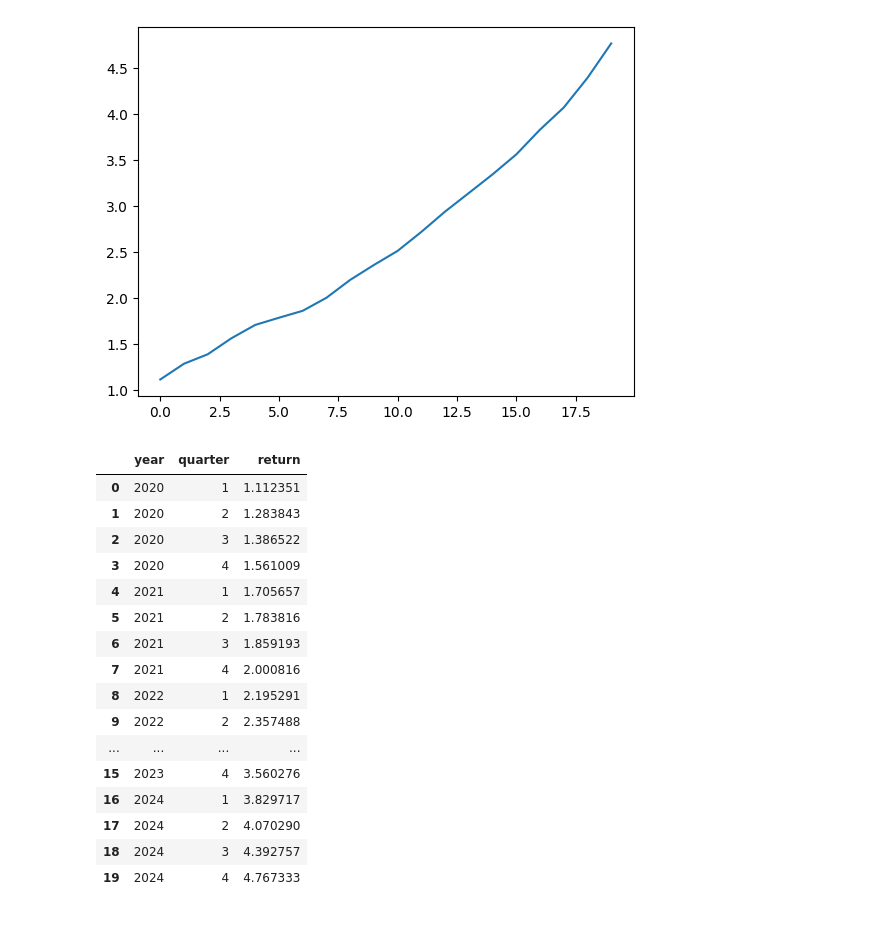
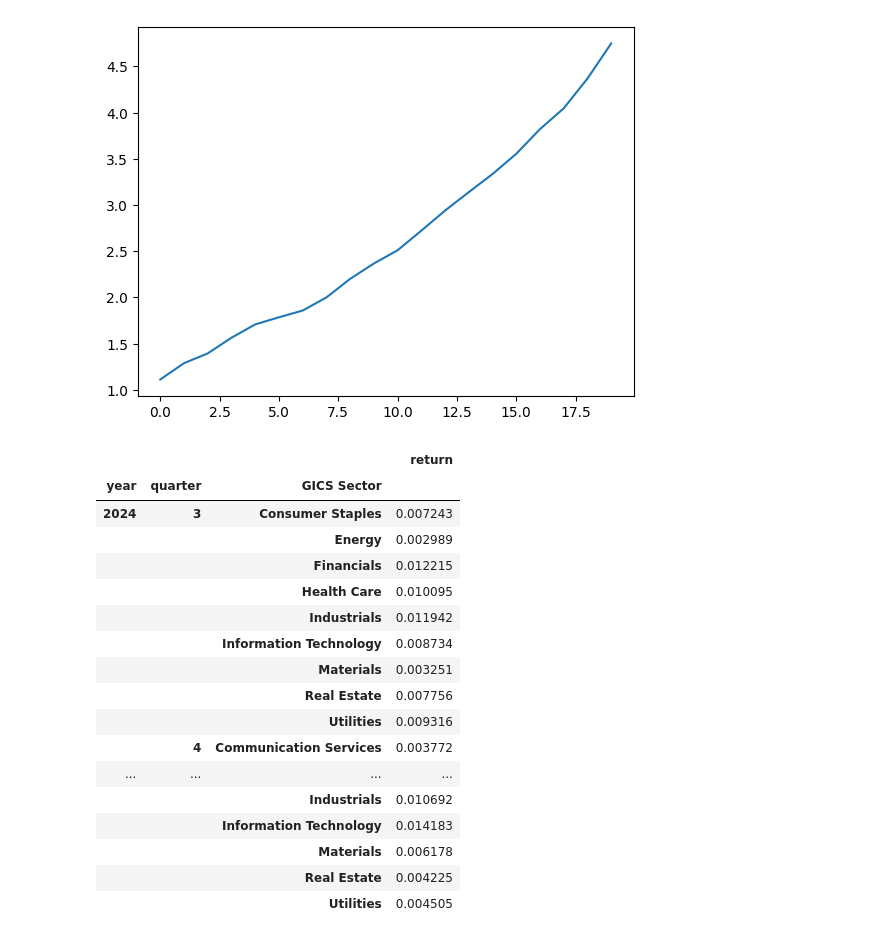
Before and after one commit to chung-ejy/sapling, a Jupyter notebook: fs_analysis_manual.ipynb, the cells around one changed output. Cells and saved outputs as stored; diff of their text form; code cells hidden in the pictures.

```diff
--- a/fs_analysis_manual.ipynb
+++ b/fs_analysis_manual.ipynb
@@ -22,13 +22,14 @@ for row in tqdm(index.iterrows()):
     try:
         ticker = row[1]["ticker"]
         cik = int(row[1]["CIK"])
-        price = processor.column_date_processing(market.query("prices",{"ticker":ticker}))
+        price = p.column_date_processing(market.query("prices",{"ticker":ticker}))
         price.sort_values("date")
         price["year"] = [x.year for x in price["date"]]
         price["quarter"] = [x.quarter for x in price["date"]]
         filings = p.column_date_processing(sec.query("filings",{"cik":cik}))
-        filings["year"] = [x.year if x.quarter < 4 else x.year + 1 for x in filings["date"]]
-        filings["quarter"] = [x.quarter + 1 if x.quarter < 4 else 1 for x in filings["date"]]
+        filings["year"] = filings["year"] + 1
+        # filings["year"] = [x.year if x.quarter < 4 else x.year + 1 for x in filings["date"]]
+        # filings["quarter"] = [x.quarter + 1 if x.quarter < 4 else 1 for x in filings["date"]]
         price = price.drop(["date","ticker"],axis=1).merge(filings.drop(["date","cik"],axis=1),on=["year","quarter"],how="left").groupby(["year","quarter"]).mean().reset_index()
         price["ticker"] = ticker
         price["y"] = price["adjclose"].shift(-1)
@@ -87,7 +88,7 @@ simulation["factor"] = simulation["prediction"]/simulation["adjclose"] - 1
 # %%
 simulation["rank"] = simulation.groupby(["date"])["factor"].rank(method="dense",ascending=False).astype(int)
 # %%
-simulation["exposure"] = [1 if x < simulation["rank"].max() * 0.50 else -1 if x > simulation["rank"].max() * 0.50 else 1.0/6.0 for x in simulation["rank"]]
+simulation["exposure"] = [1 if x <= simulation["rank"].max() * 0.50 else -1 if x > simulation["rank"].max() * 0.50 else 1.0/6.0 for x in simulation["rank"]]
 # %%
 weight = 1 / len(tickers)
 # %%
@@ -154,22 +155,23 @@ plt.plot(portfolio.index,portfolio["return"])
 [<matplotlib.lines.Line2D at 0x...>]
 [figure]
 # %%
-portfolio
+trades.merge(index,on=["ticker"],how="left")[["year","quarter","GICS Sector","return"]].groupby(["year","quarter","GICS Sector"]).sum().tail(20)
 # %% [output]
-|  | year | quarter | return |
-| 0 | 2020 | 1 | 1.112351 |
-| 1 | 2020 | 2 | 1.283843 |
-| 2 | 2020 | 3 | 1.386522 |
-| 3 | 2020 | 4 | 1.561009 |
-| 4 | 2021 | 1 | 1.705657 |
-| 5 | 2021 | 2 | 1.783816 |
-| 6 | 2021 | 3 | 1.859193 |
-| 7 | 2021 | 4 | 2.000816 |
-| 8 | 2022 | 1 | 2.195291 |
-| 9 | 2022 | 2 | 2.357488 |
+|  |  |  | return |
+| year | quarter | GICS Sector |  |
+| 2024 | 3 | Consumer Staples | 0.007243 |
+|  |  | Energy | 0.002989 |
+|  |  | Financials | 0.012215 |
+|  |  | Health Care | 0.010095 |
+|  |  | Industrials | 0.011942 |
+|  |  | Information Technology | 0.008734 |
+|  |  | Materials | 0.003251 |
+|  |  | Real Estate | 0.007756 |
+|  |  | Utilities | 0.009316 |
+|  | 4 | Communication Services | 0.003772 |
 | ... | ... | ... | ... |
-| 15 | 2023 | 4 | 3.560276 |
-| 16 | 2024 | 1 | 3.829717 |
-| 17 | 2024 | 2 | 4.070290 |
-| 18 | 2024 | 3 | 4.392757 |
-| 19 | 2024 | 4 | 4.767333 |
+|  |  | Industrials | 0.010692 |
+|  |  | Information Technology | 0.014183 |
+|  |  | Materials | 0.006178 |
+|  |  | Real Estate | 0.004225 |
+|  |  | Utilities | 0.004505 |
```
Also changed, not shown: parts of 2 cells of this notebook.
